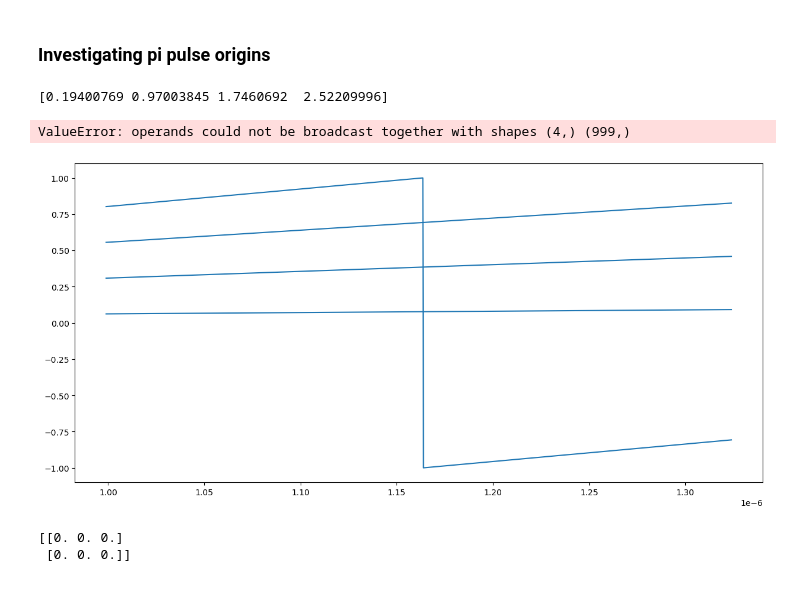
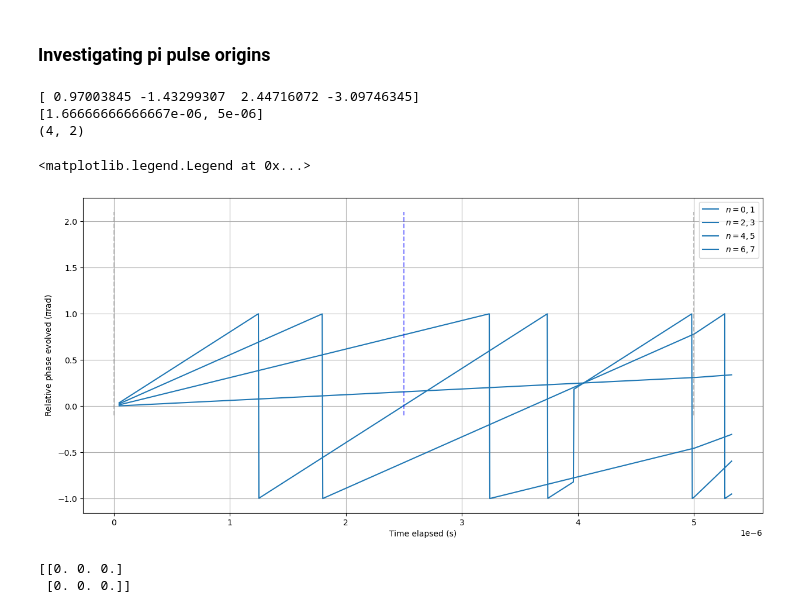
Before and after one commit to tr2g20/simulations, a Jupyter notebook: pulse_phase_evol2.ipynb, the cells around one changed output. Drawn from its saved outputs; the diff is of its cells as text; code cells hidden in the pictures.

```diff
--- a/pulse_phase_evol2.ipynb
+++ b/pulse_phase_evol2.ipynb
@@ -13,7 +13,7 @@ from sim_library.data_io import load_p_dists
 ### Numerical
 
 # Rabi frequency in 2*pi*Hz units
-rabi_freq = 2*pi*5e5
+rabi_freq = 2*pi*5e6
 rabi_time = 2*pi/rabi_freq # 2pi pulse time
 
 # Set total resolution of time steps
@@ -44,7 +44,7 @@ for i in range(len(indices)):
     initial_state = initial_state/ np.linalg.norm(initial_state) # Normalise
 
 
-    wave_func, times = simulate_pulses_single_atom(pulse_seq=pulse_seq1, basis=basis, initial_state=initial_state, d_shift=k_eff*atom_veloc)
+    wave_func, times = simulate_pulses_single_atom_analyt(pulse_seq=pulse_seq1, basis=basis, initial_state=initial_state, d_shift=k_eff*atom_veloc)
 
     if i == 0:
         wave_funcs = np.zeros((len(indices),len(times),2), dtype=np.complex128)
@@ -246,13 +246,13 @@ ax.set_xlim(50,500)
 # %%
 
 # Rabi frequency in 2*pi*Hz units
-rabi_freq = 2*pi*5e5
+rabi_freq = 2*pi*1e5
 rabi_time = 2*pi/rabi_freq # 2pi pulse time
 
 # Set total resolution of time steps
 n_steps = 1000
 
-indices = [8,10,12,14]
+indices = np.array([8,10,12,14])
 
 # Define basis: p in units of hbar*k (even p = ground state)
 p_min = -8
@@ -301,39 +301,43 @@ print(angles2[:,1000])
 
 xes = [times[n_steps] - (angles2[0,n_steps]/((6*basis[indices[0]] + 3)*dR)), times[n_steps]]
 yes = np.zeros(shape=(len(indices),2))
 yes[:,0] = 0
 yes[:,1] = angles2[:,n_steps]
 
 
 fig, ax = plt.subplots(figsize=(15,7))
 
 # ax.plot(times,angles.transpose()/pi, c= 'tab:red')
-ax.plot(times[999:],angles2.transpose()[999:,:]/pi, c= 'tab:blue')
-ax.plot(times[:999], (2*basis[indices] + 1)*dR*times[:999])
+ax.plot(times[9:],angles2.transpose()[9:,:]/pi, c= 'tab:blue')
+# ax.plot(times[:999], np.transpose((2*basis[indices].reshape((4,1)) + 1)*dR*times[:999])/pi, c='tab:orange')
 
 print(xes)
 print(np.shape(yes))
-ax.plot(xes, yes.transpose()/pi, c = 'tab:red')
+# ax.plot(xes, yes.transpose()/pi, c = 'tab:red')
 
 pistart = 0
 piend = rabi_time/2
 
 ax.plot([pistart,pistart], [-0.1,2.1], c = 'grey', ls = '--', alpha= 0.5)
 ax.plot([piend,piend], [-0.1,2.1], c = 'grey', ls = '--', alpha= 0.5)
+
+ax.plot([piend/2,piend/2], [-0.1,2.1], c = 'blue', ls = '--', alpha= 0.5)
 
 # ax.set_yticks([0,0.02,0.04,0.06,0.08,0.1,0.12],[r'0.00', r'0.02$\pi$', r'0.04$\pi$', r'0.06$\pi$', r'0.08$\pi$', r'0.1$\pi$', r'0.12$\pi$'])
 # ax.set_ylim(-0.0,1)
 ax.grid()
 ax.set_ylabel(r'Relative phase evolved ($\pi$rad)')
 ax.set_xlabel(r'Time elapsed (s)')
 ax.legend([r'$n=0,1$',r'$n=2,3$',r'$n=4,5$',r'$n=6,7$'])
 
 # plt.ylim(0,2.1)
 # plt.xlim(0,0.5)
 # %% [output]
-[0.19400769 0.97003845 1.7460692  2.52209996]
+[ 0.97003845 -1.43299307  2.44716072 -3.09746345]
+[1.66666666666667e-06, 5e-06]
+(4, 2)
-ValueError: operands could not be broadcast together with shapes (4,) (999,)
+<matplotlib.legend.Legend at 0x...>
-[figure, old version]
+[figure, new version]
 # %%
 def evolve_downpulse(dt: float, state_vec: np.ndarray, omega_R: float, phi_L: float, delta_D: float, delta_R: float, delta_L: float, basis: np.ndarray):
     new_state_vec = np.zeros_like(state_vec)
```
Also changed, not shown: parts of 4 cells of this notebook.
